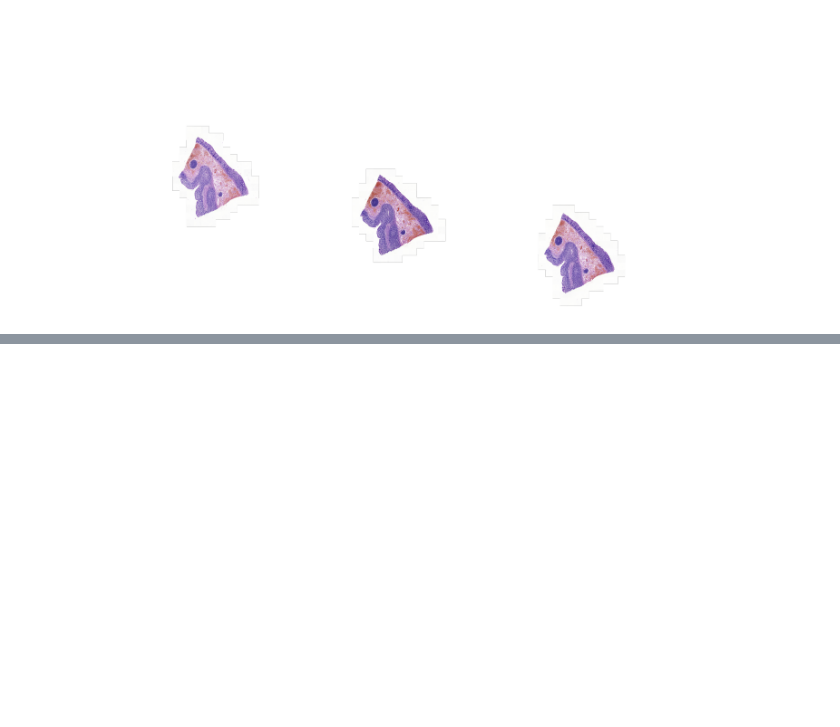
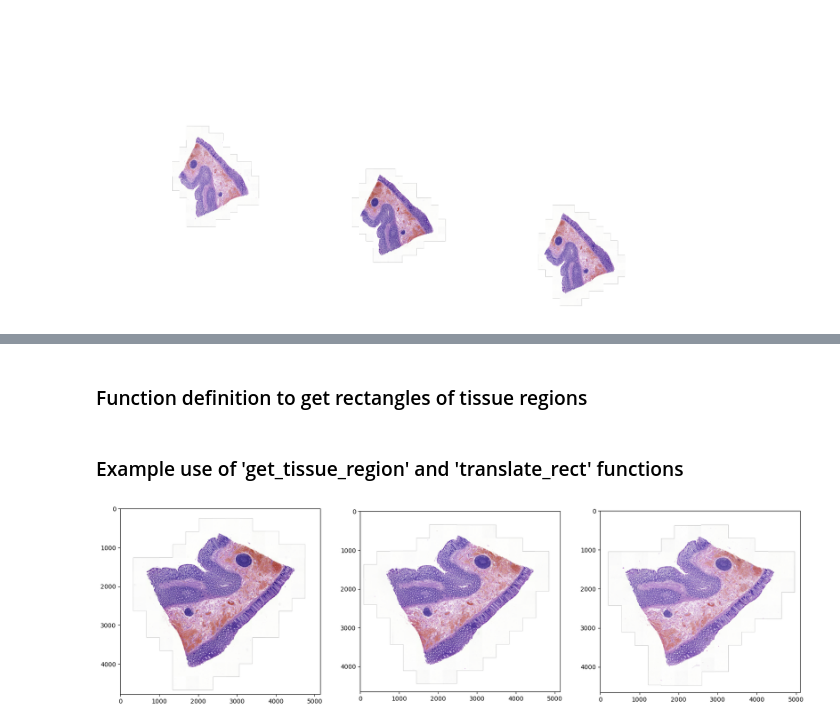
Before and after one commit to JGolaszewski/MiMorph, a Jupyter notebook: notebooks/0.1-jg-initial-data-exploration.ipynb, the cells around one changed output, grey strips where cells are left out. Drawn from its saved outputs; the diff is of its cells as text; code cells hidden in the pictures; blank space fills up the shorter version.

```diff
--- a/notebooks/0.1-jg-initial-data-exploration.ipynb
+++ b/notebooks/0.1-jg-initial-data-exploration.ipynb
@@ -28,0 +89,2 @@ plt.show()
+# %% [markdown]
+### Function definition to get rectangles of tissue regions
@@ -28,0 +151,15 @@ plt.show()
+# %% [markdown]
+### Example use of 'get_tissue_region' and 'translate_rect' functions
+# %%
+fig, axes = plt.subplots(1, 3, figsize=(20, 20))
+
+for i, pos in enumerate(objs_pos):
+    level = 2
+    x, y, w, h = translate_rect(slide, level, pos)
+
+    image = slide.read_region((x, y), level, (w, h))
+    axes[i].imshow(image)
+
+plt.show()
+# %% [output]
+[figure, added]
```
Also changed, not shown: parts of 7 cells of this notebook.
